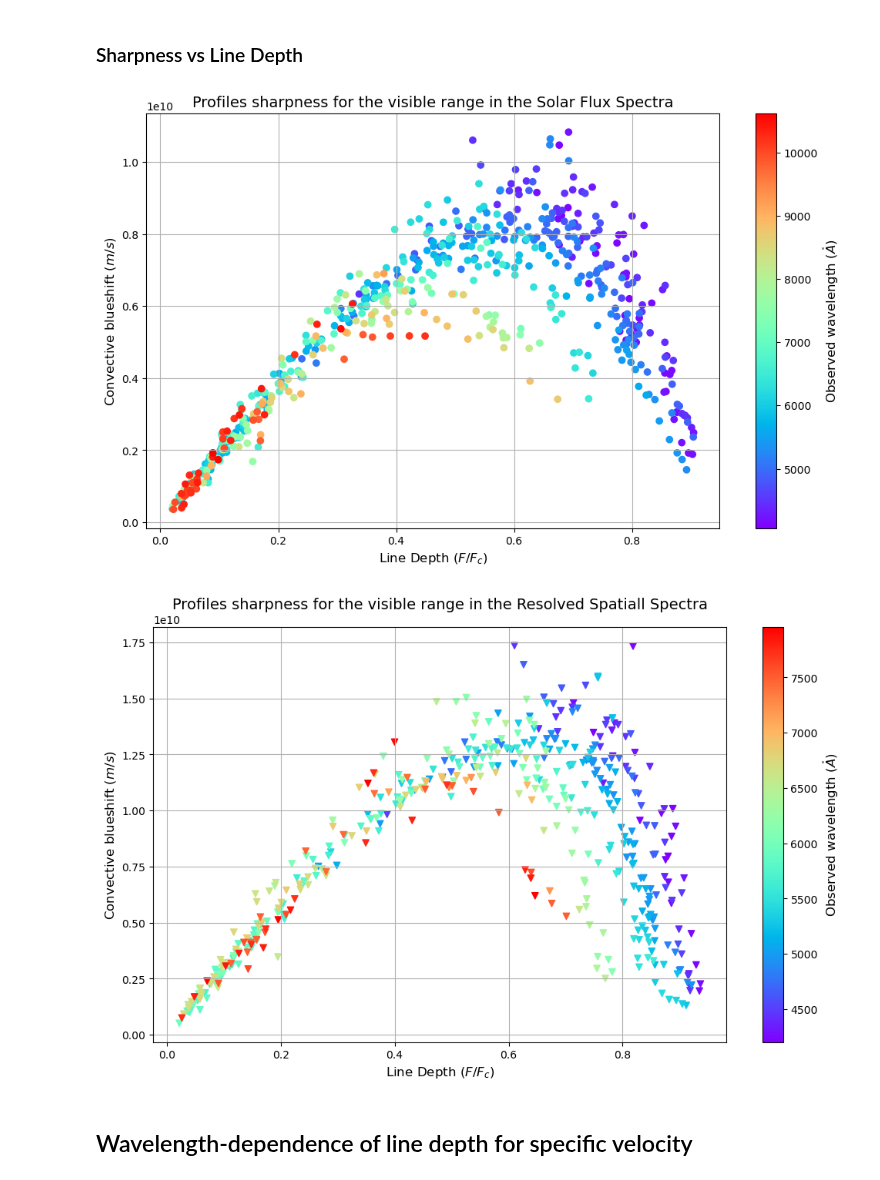
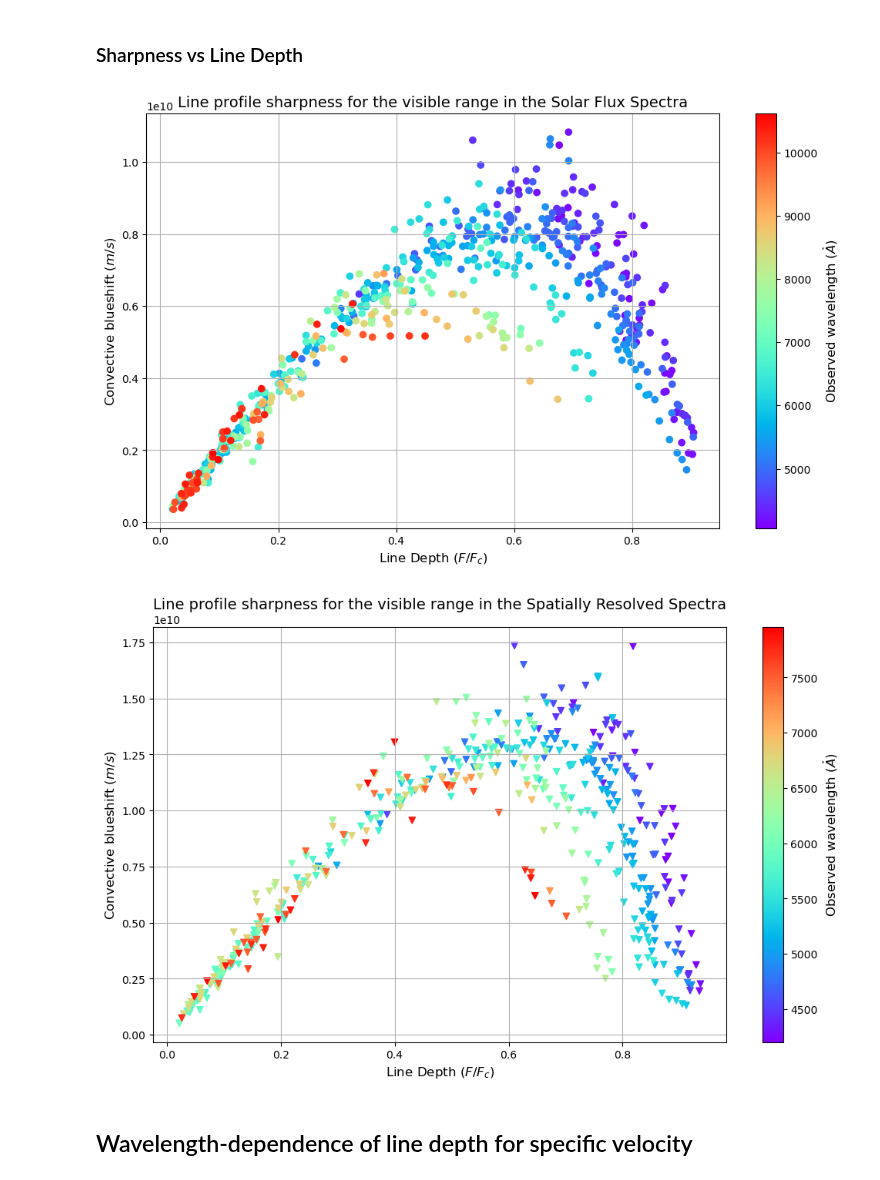
Before and after one commit to ccuellarn/Measurement-and-Characterization-of-Granulation-Patterns-in-the-IAG-Solar-Flux-Spectrum, a Jupyter notebook: Characterization/Velocity_analysis.ipynb, the cells around one changed output. Saved outputs shown, nothing was run; the diff lists cells and outputs as text; code cells hidden in the pictures.

```diff
--- a/Characterization/Velocity_analysis.ipynb
+++ b/Characterization/Velocity_analysis.ipynb
@@ -36,20 +36,20 @@ VIS_data
 # %%
 #Granulation pattern
 fig1, ax = plt.subplots(1,1,figsize=(12,7))
 
 scatter = ax.scatter(1-VIS_data['Flux'],VIS_data['2nd Derivate']*VIS_data["Observed wavelength"]*VIS_data["Observed wavelength"],c=VIS_data["Observed wavelength"],cmap='rainbow',lw=1,marker='o')
 
 cbar = plt.colorbar(scatter, ax=ax)
 cbar.set_label(r'Observed wavelength $(\mathring{A})$', fontsize=12)
 
-ax.set_title('Profiles sharpness for the visible range in the Solar Flux Spectra',fontsize=14)
+ax.set_title('Line profile sharpness for the visible range in the Solar Flux Spectra',fontsize=14)
 ax.set_xlabel(r'Line Depth $(F/F_{c})$',fontsize=12)
 ax.set_ylabel(r'Convective blueshift $(m/s)$',fontsize=12)
 ax.grid()
 
-# fig1.savefig('ConvectiveBlueshift.png')
+# fig1.savefig('Sharpness_VIS.png')
 # %% [output]
-[figure, old version]
+[figure, new version]
 # %%
 fig2, ax = plt.subplots(1,1,figsize=(12,7))
 
@@ -58,14 +58,14 @@ scatter = ax.scatter(1-SPA_data['Flux'],SPA_data['2nd Derivate']*SPA_data["Obser
 cbar = plt.colorbar(scatter, ax=ax)
 cbar.set_label(r'Observed wavelength $(\mathring{A})$', fontsize=12)
 
-ax.set_title('Profiles sharpness for the visible range in the Resolved Spatiall Spectra',fontsize=14)
+ax.set_title('Line profile sharpness for the visible range in the Spatially Resolved Spectra',fontsize=14)
 ax.set_xlabel(r'Line Depth $(F/F_{c})$',fontsize=12)
 ax.set_ylabel(r'Convective blueshift $(m/s)$',fontsize=12)
 ax.grid()
 
 # fig2.savefig('Sharpness_SPA.png')
 # %% [output]
-[figure, old version]
+[figure, new version]
 # %% [markdown]
 ## Wavelength-dependence of line depth for specific velocity
 # %% [markdown]
```
Also changed, not shown: parts of 2 cells of this notebook, 14 other files.
